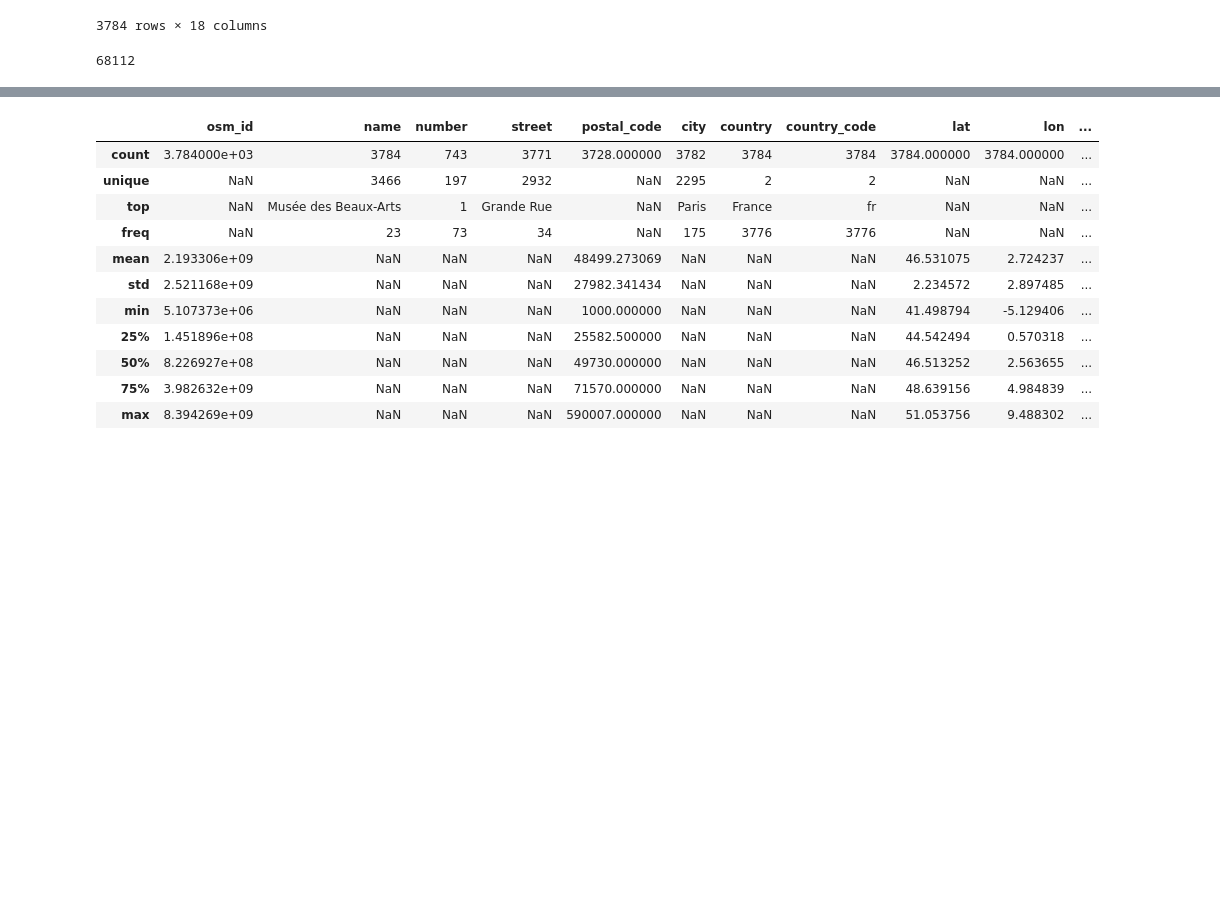
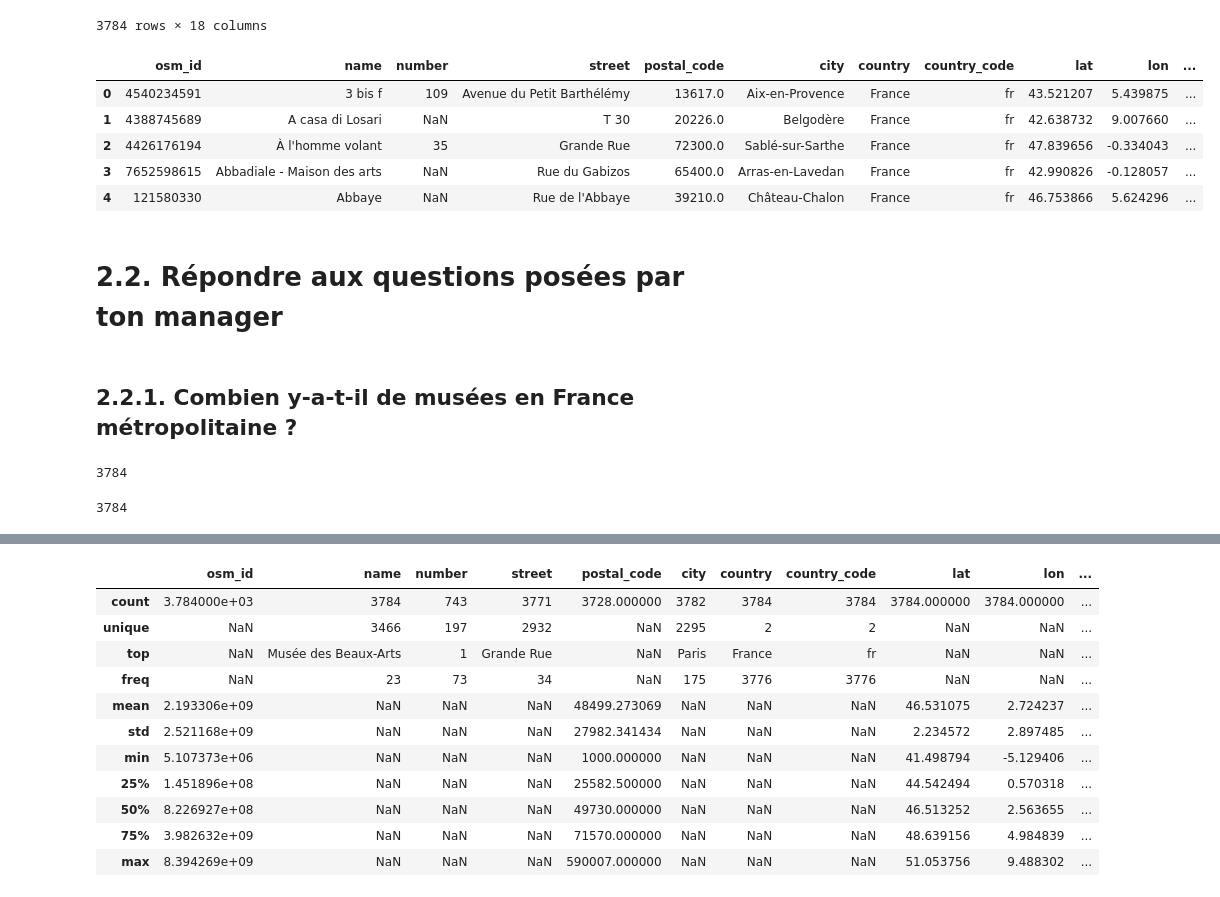
Before and after one commit to JulienSisi/S04_Python_19.10.21-, a Jupyter notebook: 1.Tour_de_France_des_musees/FranceMuseumsAnalysis.ipynb, the cells around one changed output, grey strips where cells are left out. Drawn from its saved outputs; the diff is of its cells as text; code cells hidden in the pictures; blank space fills up the shorter version.

```diff
--- a/1.Tour_de_France_des_musees/FranceMuseumsAnalysis.ipynb
+++ b/1.Tour_de_France_des_musees/FranceMuseumsAnalysis.ipynb
@@ -30,4 +27,9 @@ museums
 # %%
-museums.size
+museums.head()
 # %% [output]
-68112
+|  | osm_id | name | number | street | postal_code | city | country | country_code | lat | lon | ... |
+| 0 | 4540234591 | 3 bis f | 109 | Avenue du Petit Barthélémy | 13617.0 | Aix-en-Provence | France | fr | 43.521207 | 5.439875 | ... |
+| 1 | 4388745689 | A casa di Losari | NaN | T 30 | 20226.0 | Belgodère | France | fr | 42.638732 | 9.007660 | ... |
+| 2 | 4426176194 | À l'homme volant | 35 | Grande Rue | 72300.0 | Sablé-sur-Sarthe | France | fr | 47.839656 | -0.334043 | ... |
+| 3 | 7652598615 | Abbadiale - Maison des arts | NaN | Rue du Gabizos | 65400.0 | Arras-en-Lavedan | France | fr | 42.990826 | -0.128057 | ... |
+| 4 | 121580330 | Abbaye | NaN | Rue de l'Abbaye | 39210.0 | Château-Chalon | France | fr | 46.753866 | 5.624296 | ... |
@@ -38,0 +36,13 @@ museums.size
+# %% [markdown]
+# 2.2. Répondre aux questions posées par ton manager
+# %% [markdown]
+## 2.2.1. Combien y-a-t-il de musées en France métropolitaine ?
+# %%
+len(museums)
+# %% [output]
+3784
+# %%
+nombre_total_musee = museums['osm_id'].value_counts(dropna=False).size
+print(nombre_total_musee)
+# %% [output]
+3784
```
Also changed, not shown: parts of 61 cells of this notebook, 1 other file.
